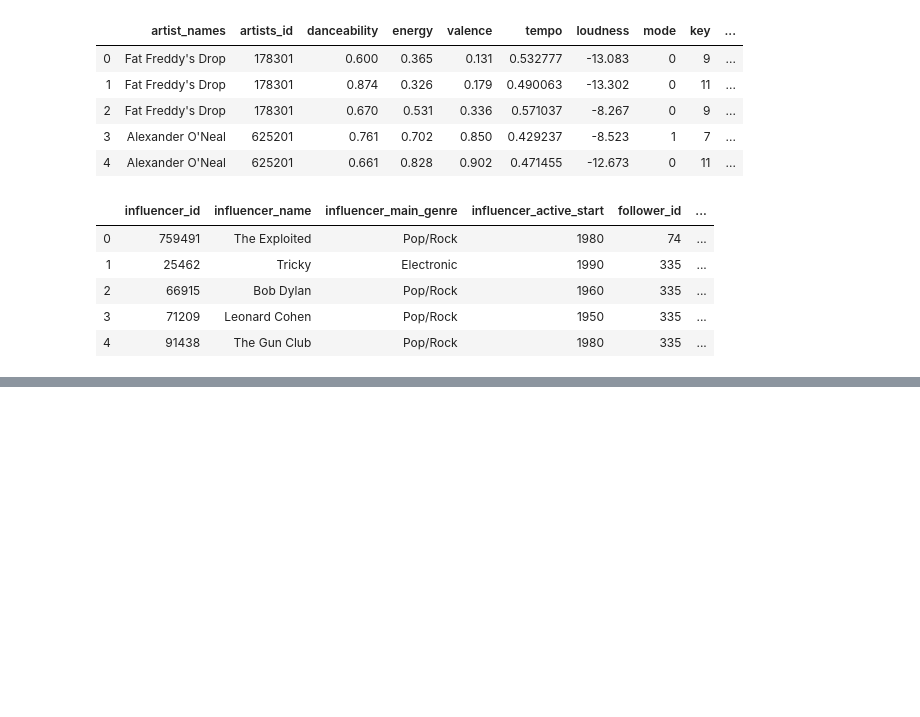
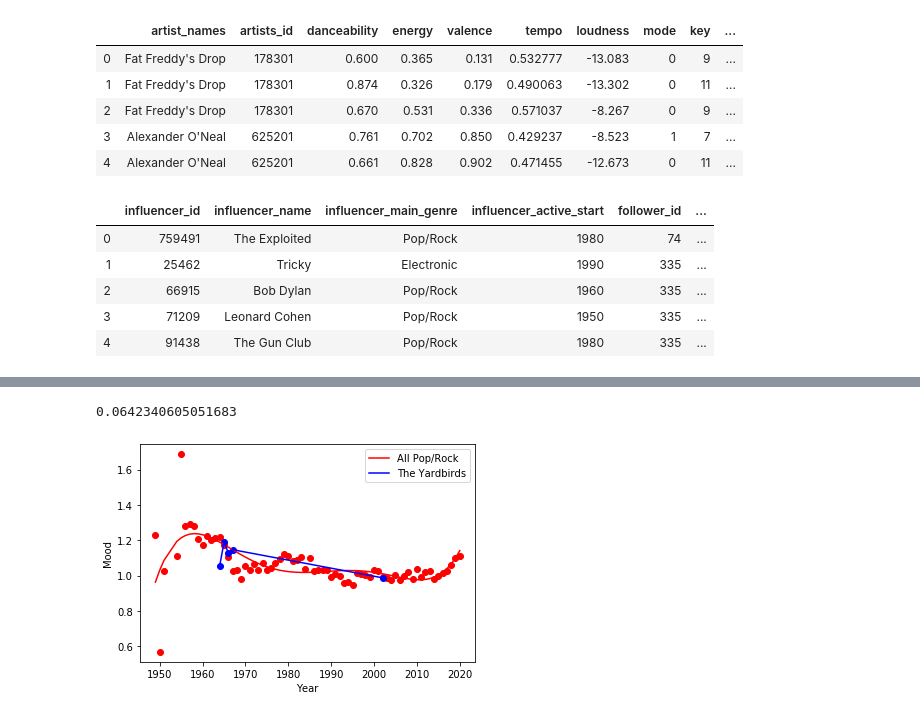
Before and after one commit to Wichaelian/ICM-2021, a Jupyter notebook: 2021_ICM_Problem_D_Data/Bullet 6.ipynb, the cells around one changed output, grey strips where cells are left out. Drawn from its saved outputs; the diff is of its cells as text; code cells hidden in the pictures; blank space fills up the shorter version.

```diff
--- a/2021_ICM_Problem_D_Data/Bullet 6.ipynb
+++ b/2021_ICM_Problem_D_Data/Bullet 6.ipynb
@@ -153,3 +208,11 @@ while i < len(influence):
     if influence['follower_name'][i] not in genreListF:
         genreListF.append(influence['follower_name'][i])
     i += 1
+# %%
+prSongs = full[full['genre'] == 'Pop/Rock']
+prSongs = prSongs.sort_values(by=['popularity'])
+prSongs = prSongs.reset_index(drop=True)
+prSongs['mood'] = prSongs['danceability'] + prSongs['valence']
+prSongs = prSongs.sort_values(by=['popularity'], ascending=False)
+prArtists = list(set(list(prSongs['artist_names'])))
+prSongs
@@ -155,0 +249,27 @@ while i < len(influence):
+# %%
+def importancetoPR(name):
+    prMeans = prSongs.groupby(['year']).mean()
+    prMeans = prMeans.reset_index()
+    prMeans = prMeans[prMeans['year'] > 1947]
+    ns = prSongs[prSongs['artist_names'] == name]
+    ns = ns.groupby(['year']).mean()
+    ns = ns.reset_index()
+    year = prMeans['year']
+    attribute = prMeans['mood']
+    nmood = ns['mood']
+    nyear = ns['year']
+    plt.plot(year, attribute, 'ro')
+    plt.plot(nyear, nmood, 'bo')
+    plt.plot(np.unique(year), np.poly1d(np.polyfit(year, attribute, 5))(np.unique(year)), '-r', label='All Pop/Rock')
+    plt.plot(np.unique(nyear), np.poly1d(np.polyfit(nyear, nmood, 5))(np.unique(nyear)), '-b', label = name)
+    plt.ylabel('Mood')
+    plt.xlabel('Year')
+    plt.legend()
+    diff = 0
+    prMeans = prMeans[prMeans['year'].isin(list(ns['year']))]
+    prMeans = prMeans.reset_index(drop=True)
+    for count, val in enumerate(prMeans['mood']):
+        diff += abs(val - ns['mood'][count])
+    if diff == 0:
+        return 0
+    return diff/len(prMeans)
@@ -155,0 +329,5 @@ while i < len(influence):
+# %%
+importancetoPR('The Yardbirds')
+# %% [output]
+0.0642340605051683
+[figure, added]
```
Also changed, not shown: parts of 6 cells of this notebook, 1 other file.
